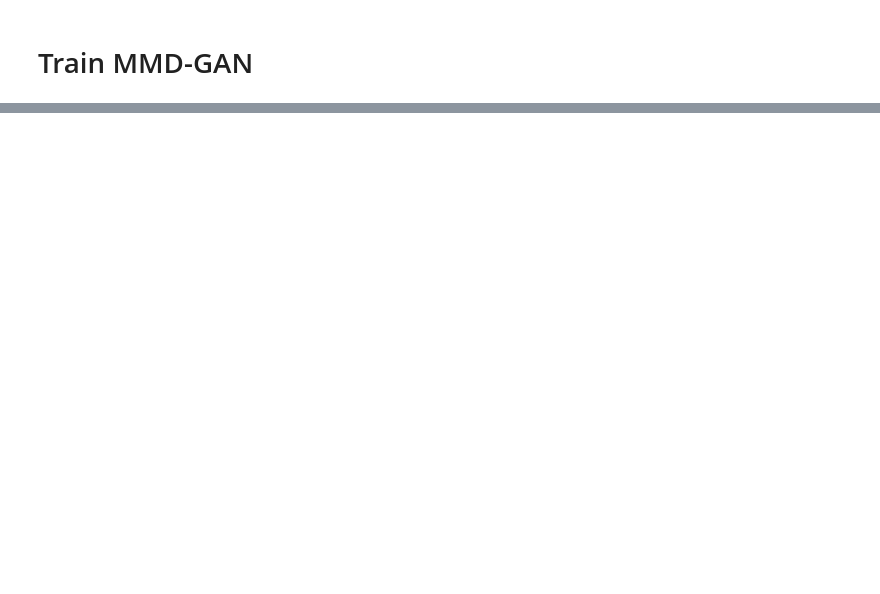
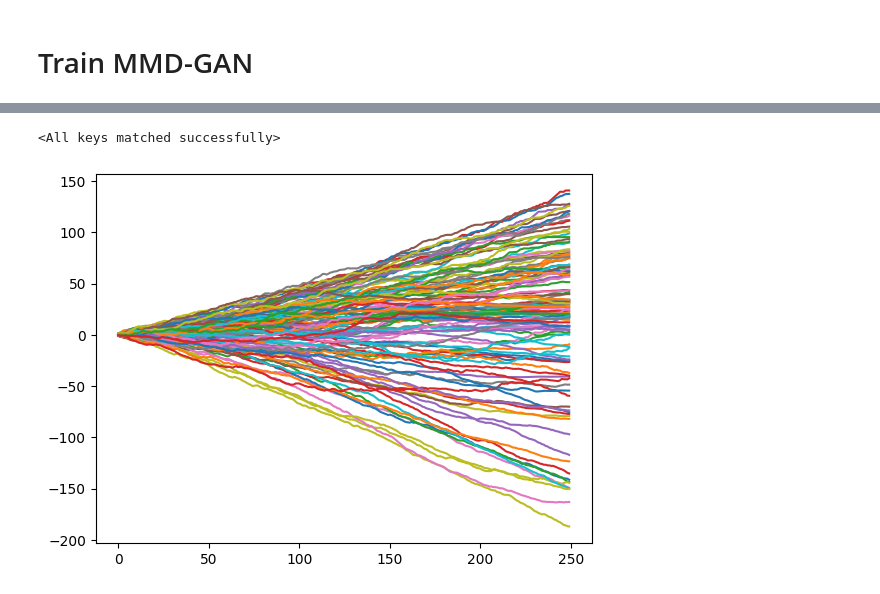
Before and after one commit to justinhou95/Generative-Model-Signature-MMD, a Jupyter notebook: train_model.ipynb, the cells around one changed output, grey strips where cells are left out. Drawn from its saved outputs; the diff is of its cells as text; code cells hidden in the pictures; blank space fills up the shorter version.

```diff
--- a/train_model.ipynb
+++ b/train_model.ipynb
@@ -117,4 +134,4 @@ GenLSTM(
 # %% [markdown]
 # Train MMD-GAN
 # %%
-train(generator, kernel, dataloader, rng, writer, device, **{**train_params, **model_params, **data_params})
+# train(generator, kernel, dataloader, rng, writer, device, **{**train_params, **model_params, **data_params})
@@ -124,0 +138,31 @@ KeyboardInterrupt:
+# %%
+dict = torch.load('runs/Sep01_20-10-19_ada-29_rq_10/generator.pt', map_location=torch.device('cpu'))
+
+generator.load_state_dict(dict)
+# %% [output]
+<All keys matched successfully>
+# %%
+with torch.no_grad():
+    for X in tqdm(dataloader):
+        if ma: # ma noise is generated for each batch within dataset class
+            X, noise = X
+            if noise.device != device: noise = noise.to(device)
+        else: # Gaussian noise is generated for each batch
+            noise = torch.tensor(rng.normal(size=(batch_size, sample_len-1, noise_dim)), device=device, dtype=dtype, requires_grad=False)
+        X = X.to(device)
+
+        t = X[:,:,:1] # time dimension of path is always first series of the last dim
+        if conditional:
+            hist_x = X[:,:hist_len,1:] # history portion of path
+            output = generator(noise, t, hist_x=hist_x)
+            output = torch.cat([t, output], axis=-1) # concatenate time and history + generated path along time series value dimension
+            # remove history portion from X and output to compute MMD only on generated path
+            X = X[:,hist_len:,:]
+            output = output[:,hist_len:,:]
+        else:
+            output = generator(noise, t)
+            output = torch.cat([t, output], axis=-1) # concatenate time and generated path along time series value dimension
+
+        plt.plot(output[:,:,1].T)
+# %% [output]
+[figure, added]
```
Also changed, not shown: parts of 2 cells of this notebook, 2 other files.
